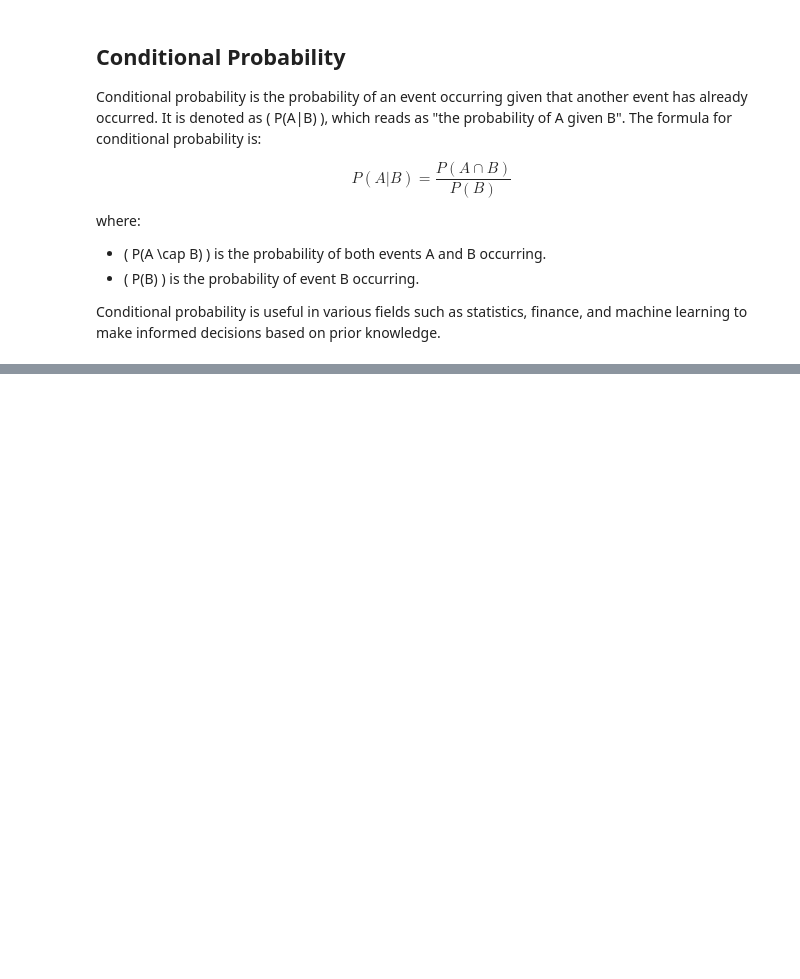
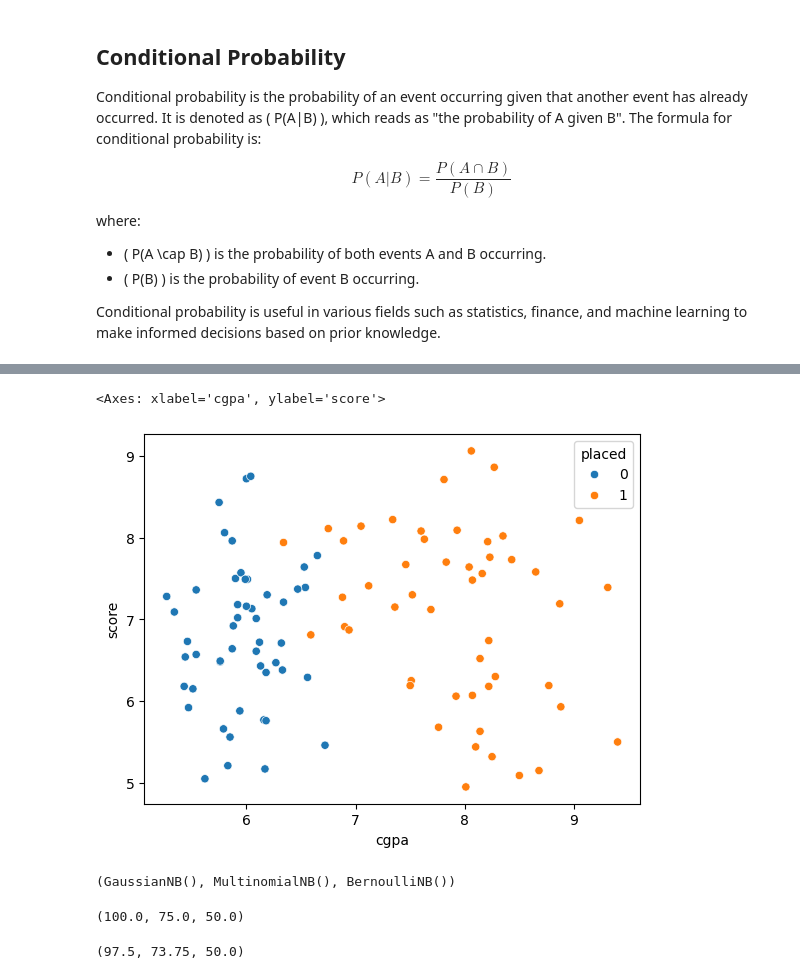
Before and after one commit to ruddropust/ML-Learn, a Jupyter notebook: WSCubeTech/Imbalence Dataset/Naive_Bayes.ipynb, the cells around one changed output, grey strips where cells are left out. Saved outputs shown, nothing was run; the diff lists cells and outputs as text; code cells hidden in the pictures; blank space fills up the shorter version.

```diff
--- a/WSCubeTech/Imbalence Dataset/Naive_Bayes.ipynb
+++ b/WSCubeTech/Imbalence Dataset/Naive_Bayes.ipynb
@@ -44,0 +55,5 @@ NameError: name 'placement' is not defined
+# %%
+sns.scatterplot(x="cgpa", y="score", hue="placed", data=dataset)
+# %% [output]
+<Axes: xlabel='cgpa', ylabel='score'>
+[figure, added]
@@ -44,0 +72,12 @@ NameError: name 'placement' is not defined
+# %%
+gnb.fit(x_train, y_train), mnb.fit(x_train, y_train), bnb.fit(x_train, y_train)
+# %% [output]
+(GaussianNB(), MultinomialNB(), BernoulliNB())
+# %%
+gnb.score(x_test, y_test)*100, mnb.score(x_test, y_test)*100, bnb.score(x_test, y_test)*100
+# %% [output]
+(100.0, 75.0, 50.0)
+# %%
+gnb.score(x_train, y_train)*100, mnb.score(x_train, y_train)*100, bnb.score(x_train, y_train)*100
+# %% [output]
+(97.5, 73.75, 50.0)
```
Also changed, not shown: parts of 11 cells of this notebook.
